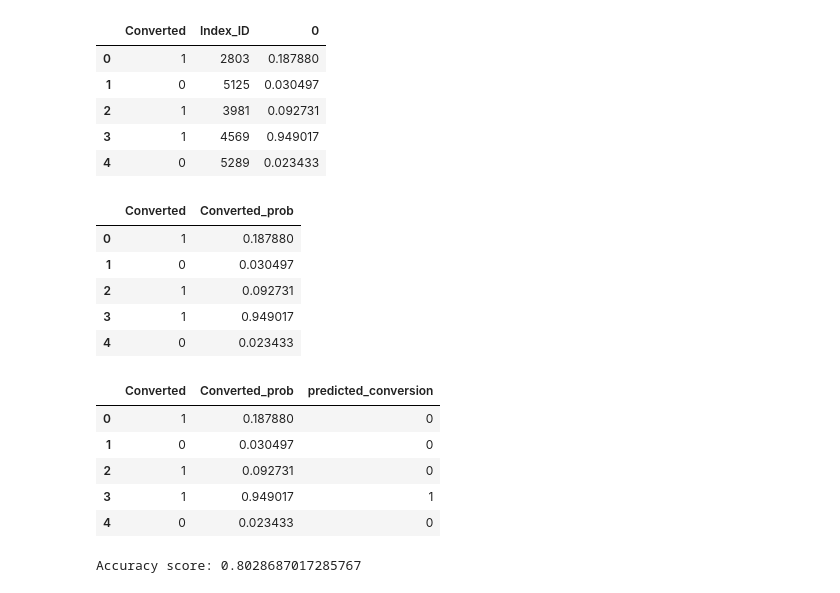
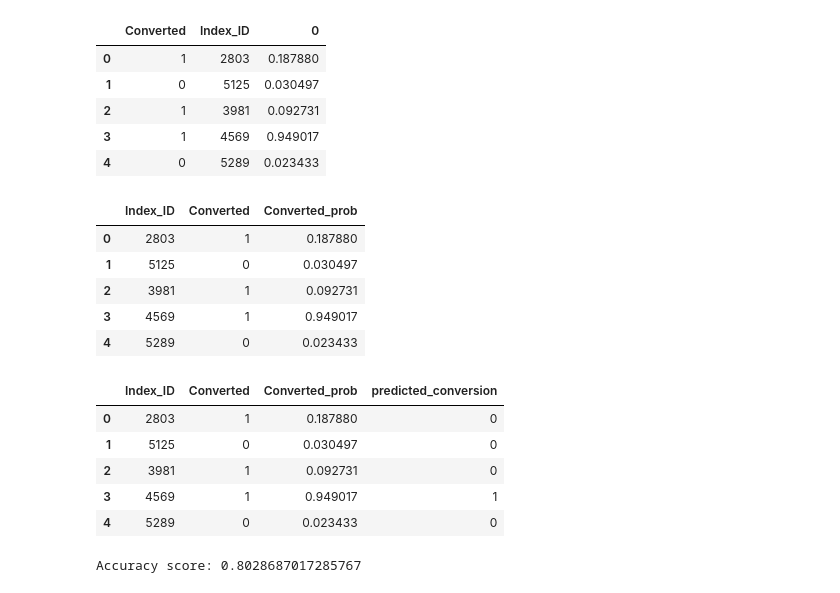
Before and after one commit to Ashlesha-0204/Lead_Scoring_Case_Study, a Jupyter notebook: lead_score.ipynb, the cells around one changed output. Cells and saved outputs as stored; diff of their text form; code cells hidden in the pictures.

```diff
--- a/lead_score.ipynb
+++ b/lead_score.ipynb
@@ -1594,29 +1594,29 @@ y_pred_final.head()
 # %%
 # rename the column title
 y_pred_final = y_pred_final.rename(columns = {0 : 'Converted_prob'})
 
 # rearrange the columns
-y_pred_final = y_pred_final.reindex(['Converted','Converted_prob'], axis = 1)
+y_pred_final = y_pred_final.reindex(['Index_ID','Converted','Converted_prob'], axis = 1)
 y_pred_final.head()
 # %% [output]
-|  | Converted | Converted_prob |
-| 0 | 1 | 0.187880 |
-| 1 | 0 | 0.030497 |
-| 2 | 1 | 0.092731 |
-| 3 | 1 | 0.949017 |
-| 4 | 0 | 0.023433 |
+|  | Index_ID | Converted | Converted_prob |
+| 0 | 2803 | 1 | 0.187880 |
+| 1 | 5125 | 0 | 0.030497 |
+| 2 | 3981 | 1 | 0.092731 |
+| 3 | 4569 | 1 | 0.949017 |
+| 4 | 5289 | 0 | 0.023433 |
 # %%
-# create new column
+# create new column and cutoff at 0.42
 y_pred_final['predicted_conversion'] = y_pred_final.Converted_prob.map(lambda x: 1 if x > 0.42 else 0)
 
 y_pred_final.head()
 # %% [output]
-|  | Converted | Converted_prob | predicted_conversion |
-| 0 | 1 | 0.187880 | 0 |
-| 1 | 0 | 0.030497 | 0 |
-| 2 | 1 | 0.092731 | 0 |
-| 3 | 1 | 0.949017 | 1 |
-| 4 | 0 | 0.023433 | 0 |
+|  | Index_ID | Converted | Converted_prob | predicted_conversion |
+| 0 | 2803 | 1 | 0.187880 | 0 |
+| 1 | 5125 | 0 | 0.030497 | 0 |
+| 2 | 3981 | 1 | 0.092731 | 0 |
+| 3 | 4569 | 1 | 0.949017 | 1 |
+| 4 | 5289 | 0 | 0.023433 | 0 |
 # %%
 # check accuracy score
 print('Accuracy score:', metrics.accuracy_score(y_pred_final['Converted'], y_pred_final['predicted_conversion']))
```
Also changed, not shown: parts of 4 cells of this notebook.
